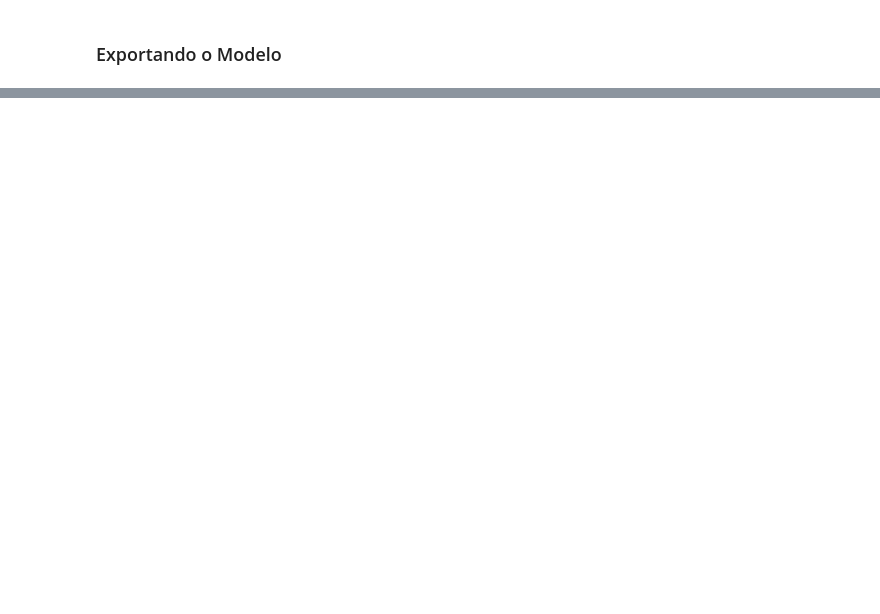
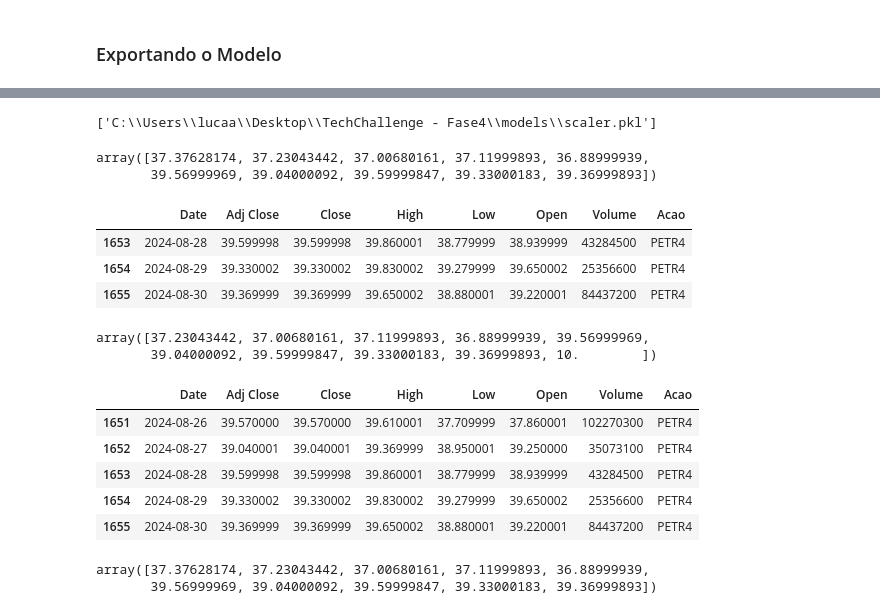
Before and after one commit to lucasabrahao900/TechChallenge---Fase4, a Jupyter notebook: notebooks/nb_eda_petr4.ipynb, the cells around one changed output, grey strips where cells are left out. Cells and saved outputs as stored; diff of their text form; code cells hidden in the pictures; blank space fills up the shorter version.

```diff
--- a/notebooks/nb_eda_petr4.ipynb
+++ b/notebooks/nb_eda_petr4.ipynb
@@ -296,0 +288,5 @@ WARNING:absl:You are saving your model as an HDF5 file via `model.save()` or `ke
+# %%
+# Salvar o scaler
+joblib.dump(scaler, path.format("scaler.pkl"))
+# %% [output]
+['C:\\Users\\lucaa\\Desktop\\TechChallenge - Fase4\\models\\scaler.pkl']
@@ -296,0 +303,18 @@ WARNING:absl:You are saving your model as an HDF5 file via `model.save()` or `ke
+# %%
+dataset_petr = pd.read_csv(r"C:\Users\lucaa\Desktop\TechChallenge - Fase4\data\raw\dataset_PETR_st.csv")
+def puxa_janela_fechamento(n_days = None):
+    if n_days is None:
+        return {"error": f"Precisa informar uma janela"}
+    return np.array(dataset_petr["Adj Close"][len(dataset_petr)-n_days:len(dataset_petr)].tolist())
+# %%
+puxa_janela_fechamento(n_days = 10)
+# %% [output]
+array([37.37628174, 37.23043442, 37.00680161, 37.11999893, 36.88999939,
+       39.56999969, 39.04000092, 39.59999847, 39.33000183, 39.36999893])
+# %%
+dataset_petr.tail(3)
+# %% [output]
+|  | Date | Adj Close | Close | High | Low | Open | Volume | Acao |
+| 1653 | 2024-08-28 | 39.599998 | 39.599998 | 39.860001 | 38.779999 | 38.939999 | 43284500 | PETR4 |
+| 1654 | 2024-08-29 | 39.330002 | 39.330002 | 39.830002 | 39.279999 | 39.650002 | 25356600 | PETR4 |
+| 1655 | 2024-08-30 | 39.369999 | 39.369999 | 39.650002 | 38.880001 | 39.220001 | 84437200 | PETR4 |
@@ -296,0 +326,14 @@ WARNING:absl:You are saving your model as an HDF5 file via `model.save()` or `ke
+# %%
+cria_nova_lista(puxa_janela_fechamento(n_days = 10), 10)
+# %% [output]
+array([37.23043442, 37.00680161, 37.11999893, 36.88999939, 39.56999969,
+       39.04000092, 39.59999847, 39.33000183, 39.36999893, 10.        ])
+# %%
+dataset_petr.tail()
+# %% [output]
+|  | Date | Adj Close | Close | High | Low | Open | Volume | Acao |
+| 1651 | 2024-08-26 | 39.570000 | 39.570000 | 39.610001 | 37.709999 | 37.860001 | 102270300 | PETR4 |
+| 1652 | 2024-08-27 | 39.040001 | 39.040001 | 39.369999 | 38.950001 | 39.250000 | 35073100 | PETR4 |
+| 1653 | 2024-08-28 | 39.599998 | 39.599998 | 39.860001 | 38.779999 | 38.939999 | 43284500 | PETR4 |
+| 1654 | 2024-08-29 | 39.330002 | 39.330002 | 39.830002 | 39.279999 | 39.650002 | 25356600 | PETR4 |
+| 1655 | 2024-08-30 | 39.369999 | 39.369999 | 39.650002 | 38.880001 | 39.220001 | 84437200 | PETR4 |
@@ -296,0 +383,5 @@ WARNING:absl:You are saving your model as an HDF5 file via `model.save()` or `ke
+# %%
+input_janela
+# %% [output]
+array([37.37628174, 37.23043442, 37.00680161, 37.11999893, 36.88999939,
+       39.56999969, 39.04000092, 39.59999847, 39.33000183, 39.36999893])
```
Also changed, not shown: parts of 29 cells of this notebook, 4 other files.
